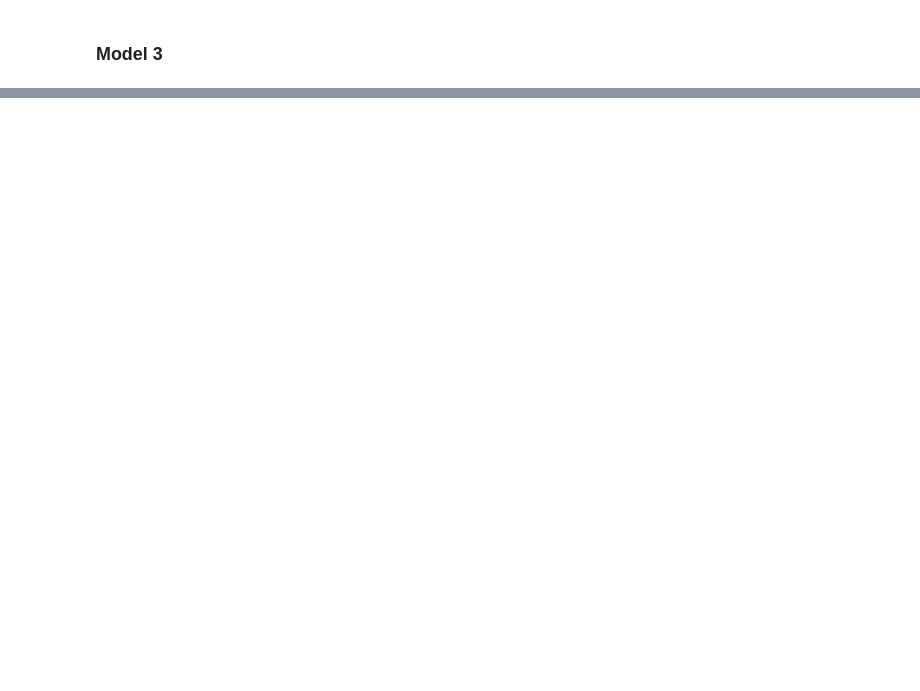
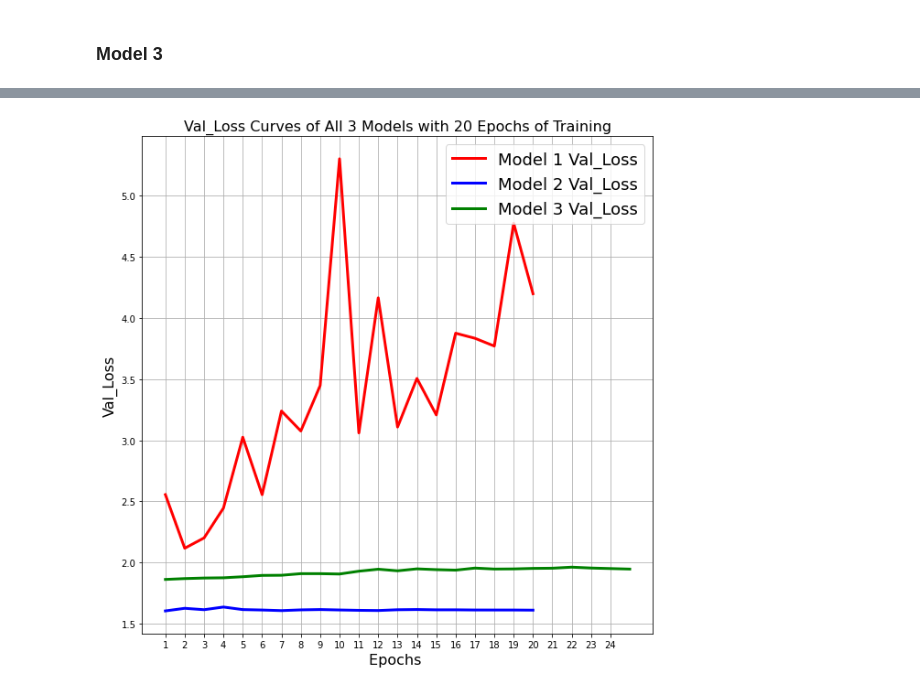
Before and after one commit to Grieze/CSC-767, a Jupyter notebook: Project 1/CNN Project.ipynb, the cells around one changed output, grey strips where cells are left out. Cells and saved outputs as stored; diff of their text form; code cells hidden in the pictures; blank space fills up the shorter version.

```diff
--- a/Project 1/CNN Project.ipynb
+++ b/Project 1/CNN Project.ipynb
@@ -280,0 +364,14 @@ model3.fit(X_train, y_train, batch_size=256, epochs=25,
+# %%
+# Plotting Val Loss Curves for all 3 Models
+plt.figure(figsize=[10,10])
+plt.plot(model1.history['val_loss'], 'r', linewidth=3.0)
+plt.plot(model2.history['val_loss'],'b',linewidth=3.0)
+plt.plot(model3.history['val_loss'],'g',linewidth=3.0)
+plt.legend(['Model 1 Val_Loss', 'Model 2 Val_Loss', 'Model 3 Val_Loss'],fontsize=18)
+plt.xlabel('Epochs ',fontsize=16)
+plt.xticks([i for i in range(0,24)],[i for i in range(1,25)])
+plt.ylabel('Val_Loss',fontsize=16)
+plt.title('Val_Loss Curves of All 3 Models with 20 Epochs of Training',fontsize=16)
+plt.grid()
+# %% [output]
+[figure, added]
```
Also changed, not shown: parts of 20 cells of this notebook.
